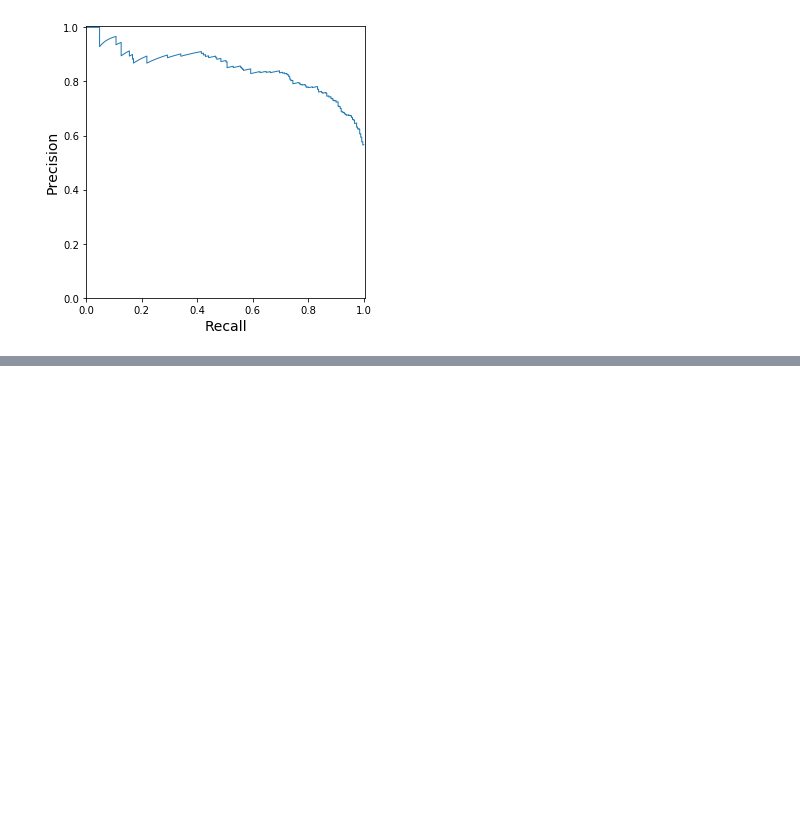
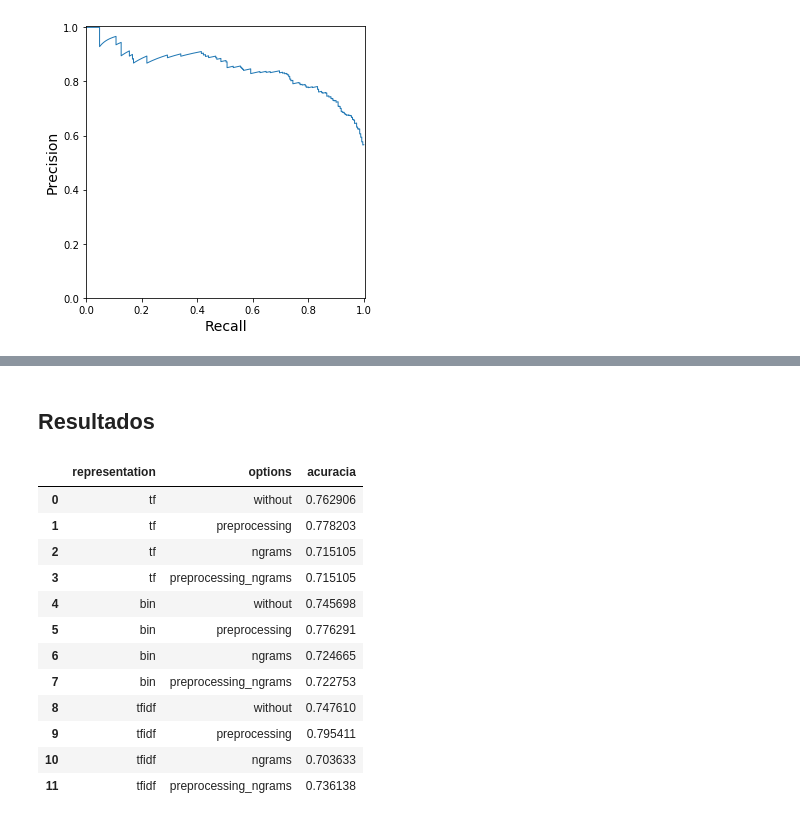
Before and after one commit to anfer86/teaching-datascience-lessons, a Jupyter notebook: aula04a/representacao_de_textos.ipynb, the cells around one changed output, grey strips where cells are left out. Saved outputs shown, nothing was run; the diff lists cells and outputs as text; code cells hidden in the pictures; blank space fills up the shorter version.

```diff
--- a/aula04a/representacao_de_textos.ipynb
+++ b/aula04a/representacao_de_textos.ipynb
@@ -606,3 +642,0 @@ countVectorizer = CountVectorizer(preprocessor=preprocessar_sentenca, ngram_rang
-# %%
-data5_vectorized = countVectorizer.fit_transform(data5.Review)
-countVectorizer.vocabulary_
@@ -627,3 +647,6 @@ countVectorizer.vocabulary_
 # %%
-df = pd.DataFrame(data = data5_vectorized.todense(), columns = countVectorizer.get_feature_names())
-df
+def create_dataset_from_countVectorizer(data, countVectorizer):
+    data_vectorized = countVectorizer.fit_transform(data.Review)
+    df = pd.DataFrame(data = data_vectorized.todense(), columns = countVectorizer.get_feature_names())
+    df['class_label'] = data.Label
+    return df
@@ -637,0 +664,3 @@ df
+# %%
+representations = ['tf','bin','tfidf']
+options = [['without'],['preprocessing'],['ngrams'],['preprocessing','ngrams']]
@@ -637,0 +669,22 @@ df
+# %%
+results = pd.DataFrame()
+for representation in representations:
+    for option in options:
+        preprocessor = preprocessar_sentenca if 'preprocessing' in option else None
+        ngram_range = (1,3) if 'ngrams' in option else (1,1)
+        if representation == 'tf' :
+                vectorizer = CountVectorizer(preprocessor=preprocessor, ngram_range=ngram_range)
+        elif representation == 'bin' :
+                vectorizer = CountVectorizer(preprocessor=preprocessor, ngram_range=ngram_range, binary = True)
+        elif representation == 'tfidf' :
+                vectorizer = TfidfVectorizer(preprocessor=preprocessor, ngram_range=ngram_range)
+        df = create_dataset_from_countVectorizer(data, vectorizer)
+        print(df.shape)
+        X = df.drop(target,axis=1)
+        y = df[target]
+        X_train, X_test, y_train, y_test = train_test_split(X, y, test_size=0.3, shuffle=True, stratify=y, random_state=1)
+        random_forest = random_forest_tuning(X_train, y_train, cv = cv, parameters = random_forest_parameters)
+        result = model_comparison(y_train, X_train, {'random_forest' : random_forest} , cross_val = True, cv = cv)
+        result['representation'] = representation
+        result['options'] = '_'.join(option)
+        results = pd.concat([results, result])
@@ -637,0 +723,18 @@ df
+# %% [markdown]
+## Resultados
+# %%
+results[['representation','options','acuracia']].reset_index(drop=True)
+# %% [output]
+|  | representation | options | acuracia |
+| 0 | tf | without | 0.762906 |
+| 1 | tf | preprocessing | 0.778203 |
+| 2 | tf | ngrams | 0.715105 |
+| 3 | tf | preprocessing_ngrams | 0.715105 |
+| 4 | bin | without | 0.745698 |
+| 5 | bin | preprocessing | 0.776291 |
+| 6 | bin | ngrams | 0.724665 |
+| 7 | bin | preprocessing_ngrams | 0.722753 |
+| 8 | tfidf | without | 0.747610 |
+| 9 | tfidf | preprocessing | 0.795411 |
+| 10 | tfidf | ngrams | 0.703633 |
+| 11 | tfidf | preprocessing_ngrams | 0.736138 |
```
Also changed, not shown: parts of 26 cells of this notebook, 3 other files.
